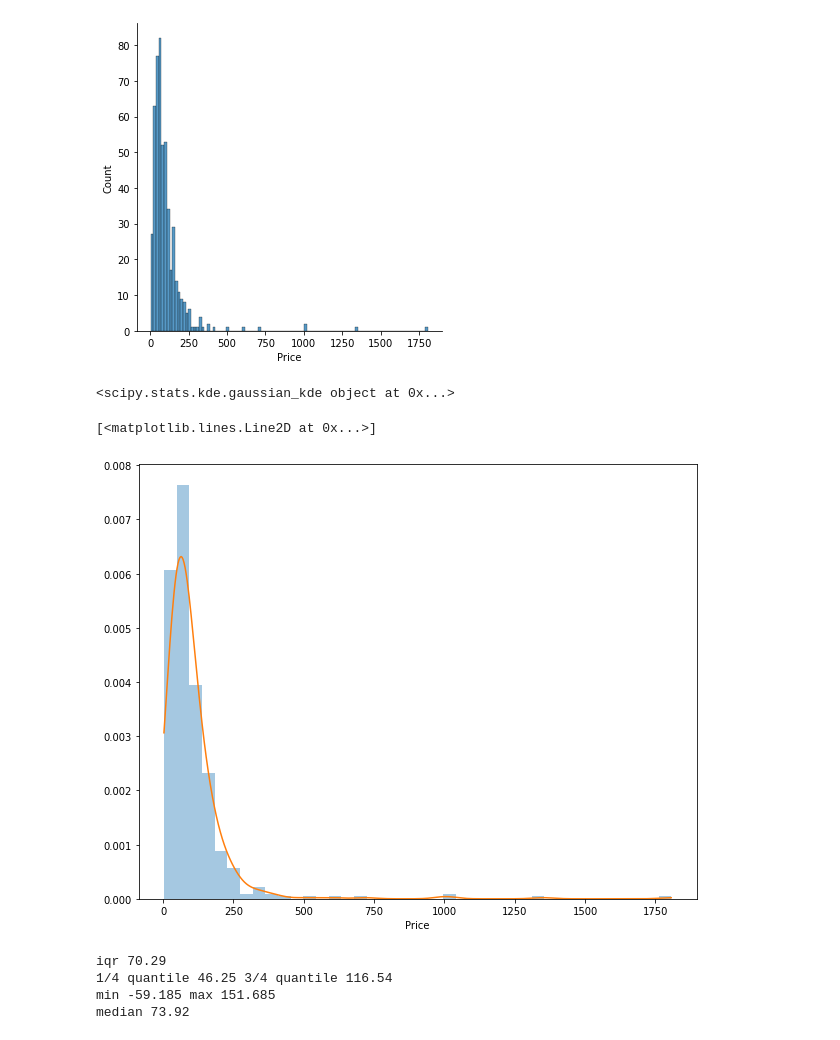
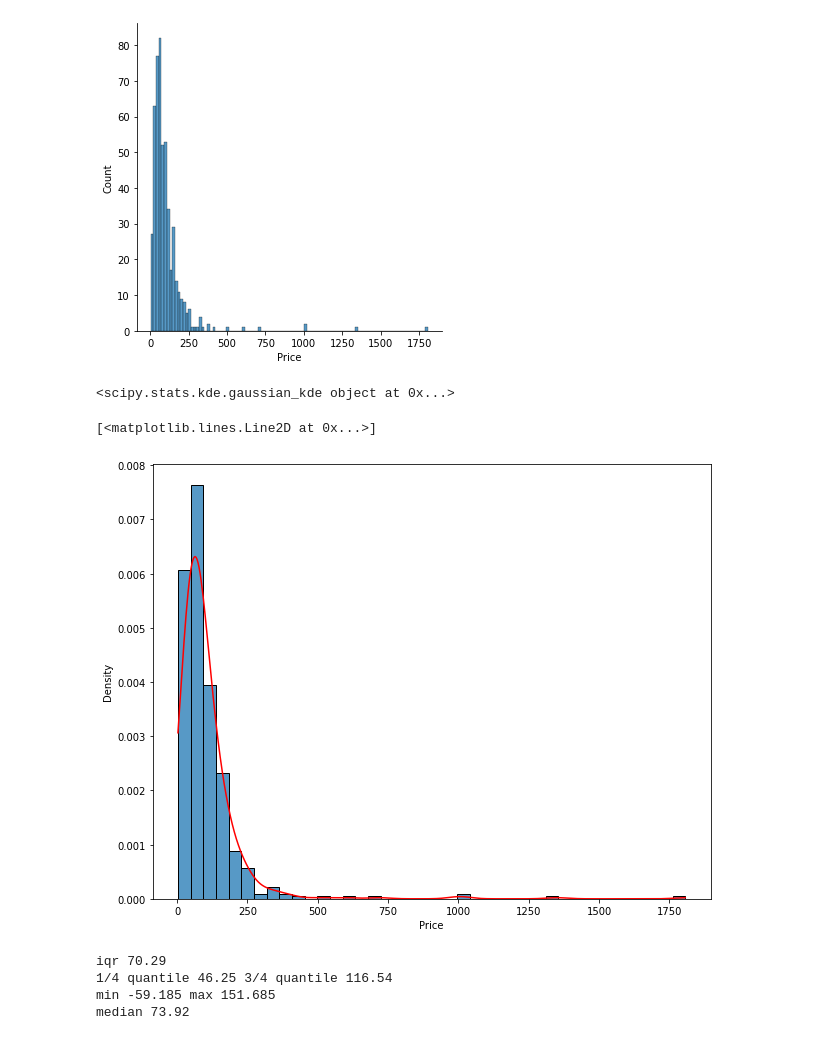
Before and after one commit to morkovka1337/multidimensional_data_processing, a Jupyter notebook: task1.ipynb, the cells around one changed output. Saved outputs shown, nothing was run; the diff lists cells and outputs as text; code cells hidden in the pictures.

```diff
--- a/task1.ipynb
+++ b/task1.ipynb
@@ -19,18 +19,18 @@ sns.displot(data.Price, kde=False)
 # %%
 plt.figure(figsize=(10, 8))
 
 kernel = st.gaussian_kde(data.Price)
 print(kernel)
 min_amount, max_amount = data.Price.min(), data.Price.max()
 x = np.linspace(min_amount, max_amount, len(data.Price))
 kde_values = kernel(x)
 
-sns.distplot(data.Price, kde=False, bins=40, norm_hist=True, label=f'Average price in dollars')
-plt.plot(x, kde_values)
+sns.histplot(data.Price, kde=False, bins=40, stat='density', label=f'Average price in dollars')
+plt.plot(x, kde_values, color='r')
 # %% [output]
 <scipy.stats.kde.gaussian_kde object at 0x...>
 [<matplotlib.lines.Line2D at 0x...>]
-[figure, old version]
+[figure, new version]
 # %%
 price = data.Price
 # price = price[price.between(price.min(), price.quantile(.99))].reset_index(drop=True)
```
Also changed, not shown: parts of 2 cells of this notebook.
